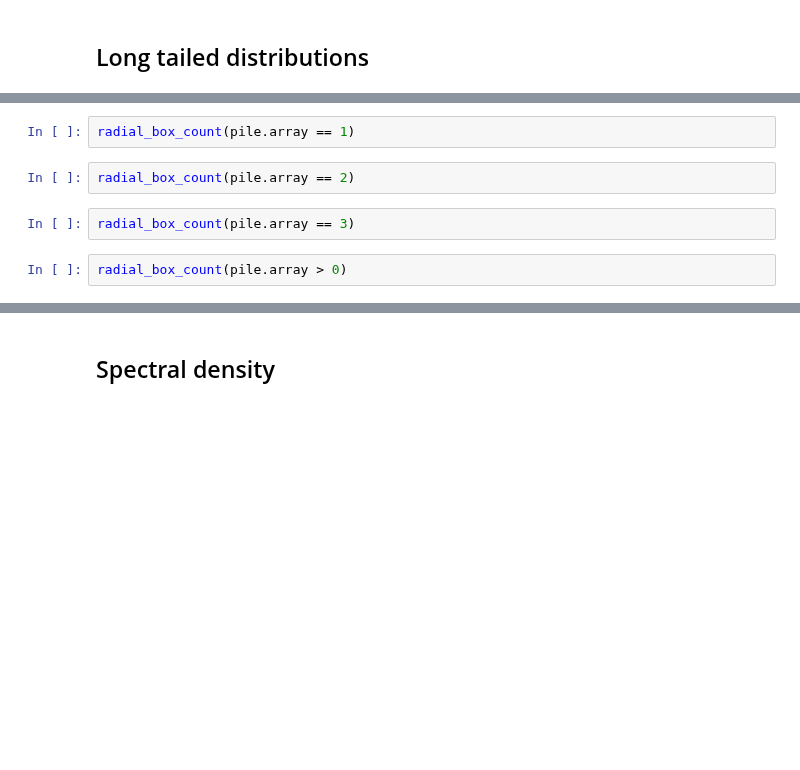
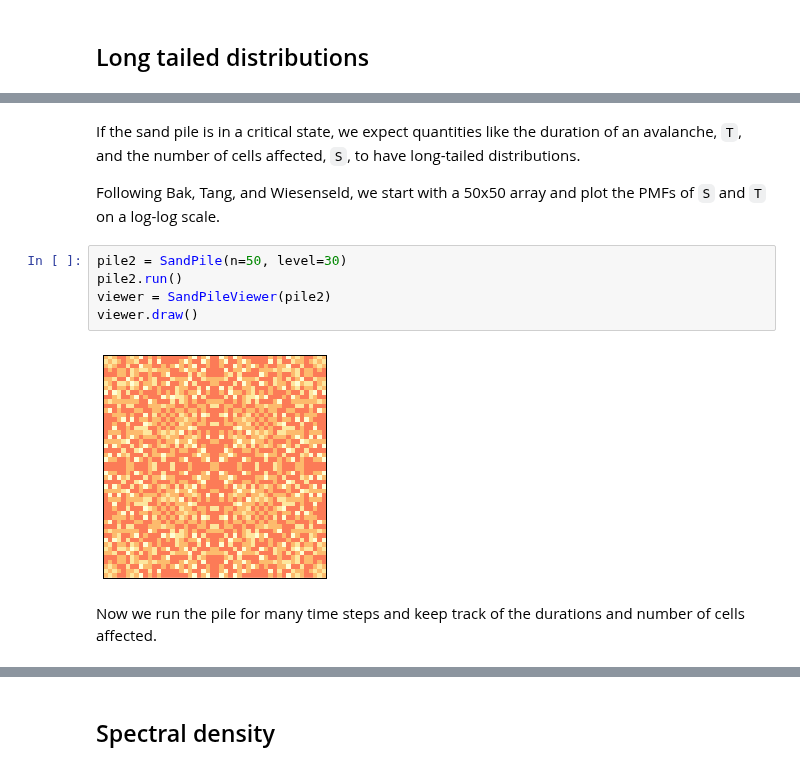
Before and after one commit to AllenDowney/ThinkComplexity2, a Jupyter notebook: code/chap08.ipynb, the cells around one changed output, grey strips where cells are left out. Drawn from its saved outputs; the diff is of its cells as text; blank space fills up the shorter version.

```diff
--- a/code/chap08.ipynb
+++ b/code/chap08.ipynb
@@ -264,8 +143,13 @@ radial_box_count(ss_pile.array > 0)
-# %%
-radial_box_count(pile.array == 1)
-# %%
-radial_box_count(pile.array == 2)
-# %%
-radial_box_count(pile.array == 3)
-# %%
-radial_box_count(pile.array > 0)
+# %% [markdown]
+If the sand pile is in a critical state, we expect quantities like the duration of an avalanche, `T`, and the number of cells affected, `S`, to have long-tailed distributions.
+
+Following Bak, Tang, and Wiesenseld, we start with a 50x50 array and plot the PMFs of `S` and `T` on a log-log scale.
+# %%
+pile2 = SandPile(n=50, level=30)
+pile2.run()
+viewer = SandPileViewer(pile2)
+viewer.draw()
+# %% [output]
+[figure, added]
+# %% [markdown]
+Now we run the pile for many time steps and keep track of the durations and number of cells affected.
```
Also changed, not shown: parts of 115 cells of this notebook, 2 other files.
